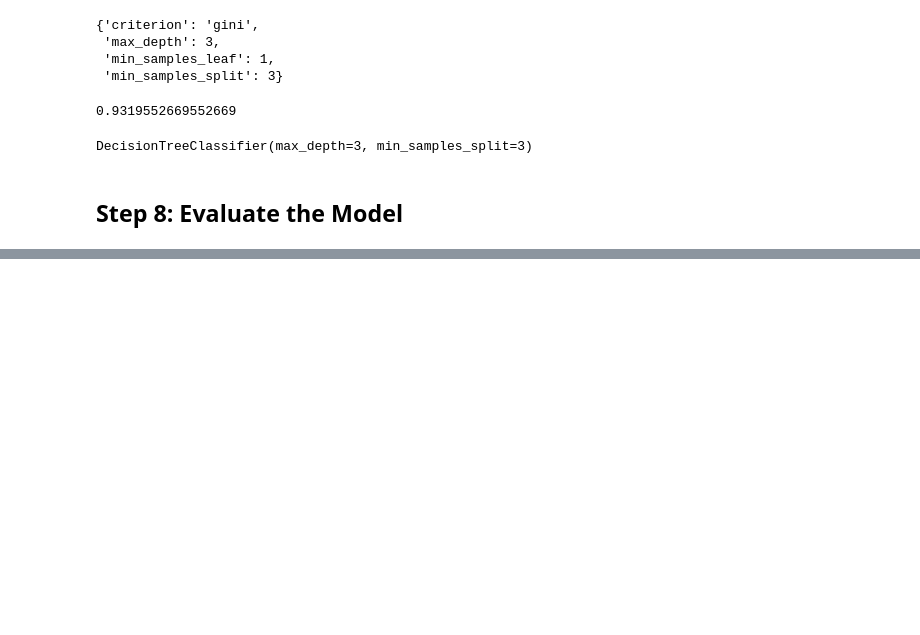
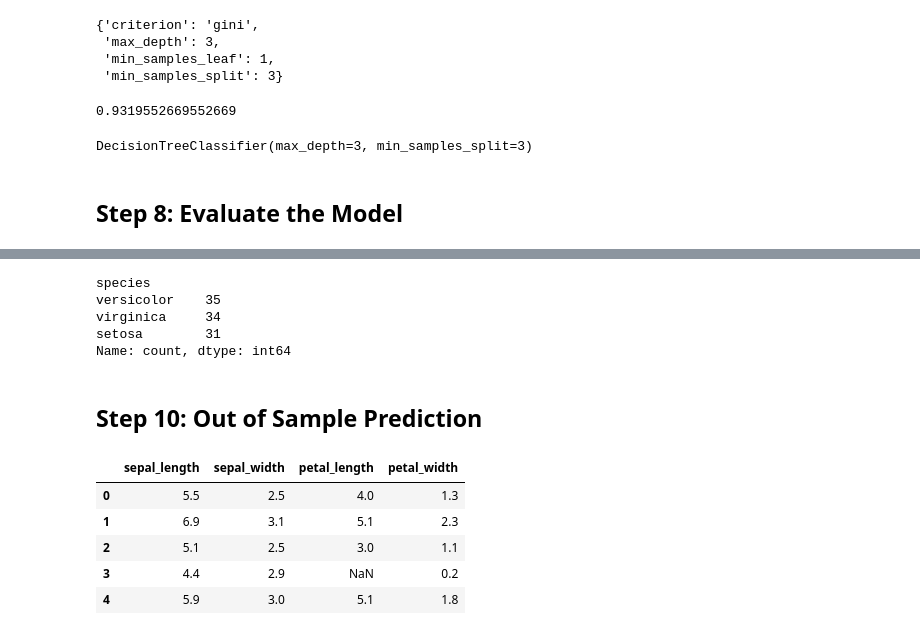
Before and after one commit to DeepikaJ08/ETLHiveML, a Jupyter notebook: Decision Tree Classification/DTC.ipynb, the cells around one changed output, grey strips where cells are left out. Cells and saved outputs as stored; diff of their text form; code cells hidden in the pictures; blank space fills up the shorter version.

```diff
--- a/Decision Tree Classification/DTC.ipynb
+++ b/Decision Tree Classification/DTC.ipynb
@@ -222,0 +340,20 @@ DecisionTreeClassifier(max_depth=3, min_samples_split=3)
+# %%
+ytrain.value_counts()
+# %% [output]
+species
+versicolor    35
+virginica     34
+setosa        31
+Name: count, dtype: int64
+# %% [markdown]
+## Step 10: Out of Sample Prediction
+# %%
+xnew = pd.read_csv('iris_sample.csv')
+xnew.head()
+# %% [output]
+|  | sepal_length | sepal_width | petal_length | petal_width |
+| 0 | 5.5 | 2.5 | 4.0 | 1.3 |
+| 1 | 6.9 | 3.1 | 5.1 | 2.3 |
+| 2 | 5.1 | 2.5 | 3.0 | 1.1 |
+| 3 | 4.4 | 2.9 | NaN | 0.2 |
+| 4 | 5.9 | 3.0 | 5.1 | 1.8 |
```
Also changed, not shown: parts of 38 cells of this notebook.
